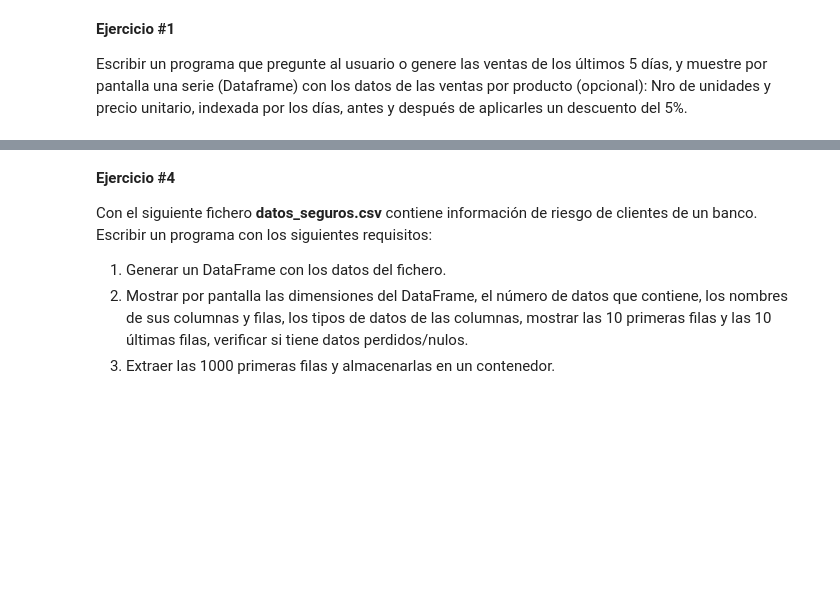
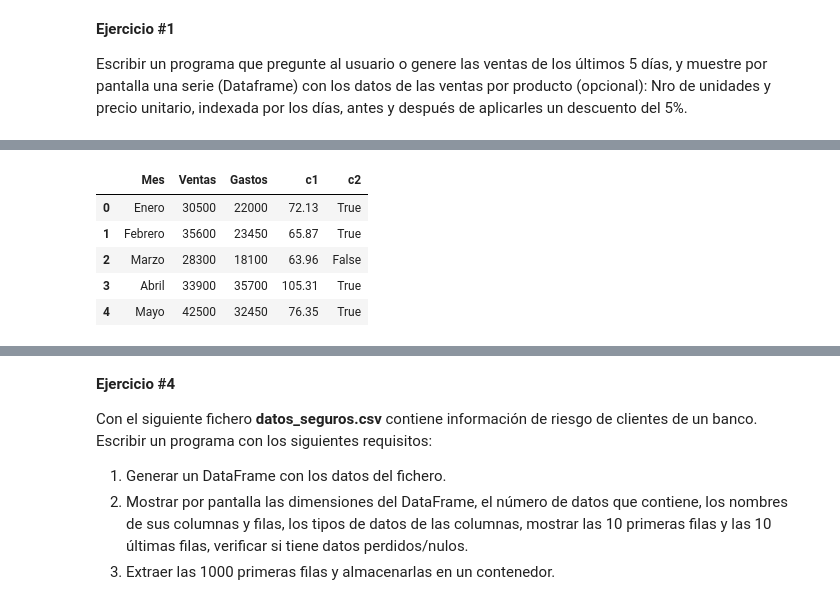
Before and after one commit to jeersson/Ciencia-de-Datos-y-ML-con-Python, a Jupyter notebook: Proyecto_1 - ML con Python.ipynb, the cells around one changed output, grey strips where cells are left out. Drawn from its saved outputs; the diff is of its cells as text; code cells hidden in the pictures; blank space fills up the shorter version.

```diff
--- a/Proyecto_1 - ML con Python.ipynb
+++ b/Proyecto_1 - ML con Python.ipynb
@@ -21,0 +86,10 @@ print(df) #lo mostramos
+# %%
+datos=[["Enero",30500,22000],
+["Febrero",35600,23450],
+["Marzo",28300,18100],
+[ "Abril",33900,35700],
+["Mayo",42500,32450]
+]
+# %%
+df1 = pd.DataFrame(datos, index=[0,1,2,3,4], columns=["Mes","Ventas","Gastos"])
+df1
@@ -21,0 +168,10 @@ print(df) #lo mostramos
+# %%
+df1=(df1.assign(c2 = lambda x: x.Ventas>30000))
+df1
+# %% [output]
+|  | Mes | Ventas | Gastos | c1 | c2 |
+| 0 | Enero | 30500 | 22000 | 72.13 | True |
+| 1 | Febrero | 35600 | 23450 | 65.87 | True |
+| 2 | Marzo | 28300 | 18100 | 63.96 | False |
+| 3 | Abril | 33900 | 35700 | 105.31 | True |
+| 4 | Mayo | 42500 | 32450 | 76.35 | True |
```
Also changed, not shown: parts of 32 cells of this notebook.
